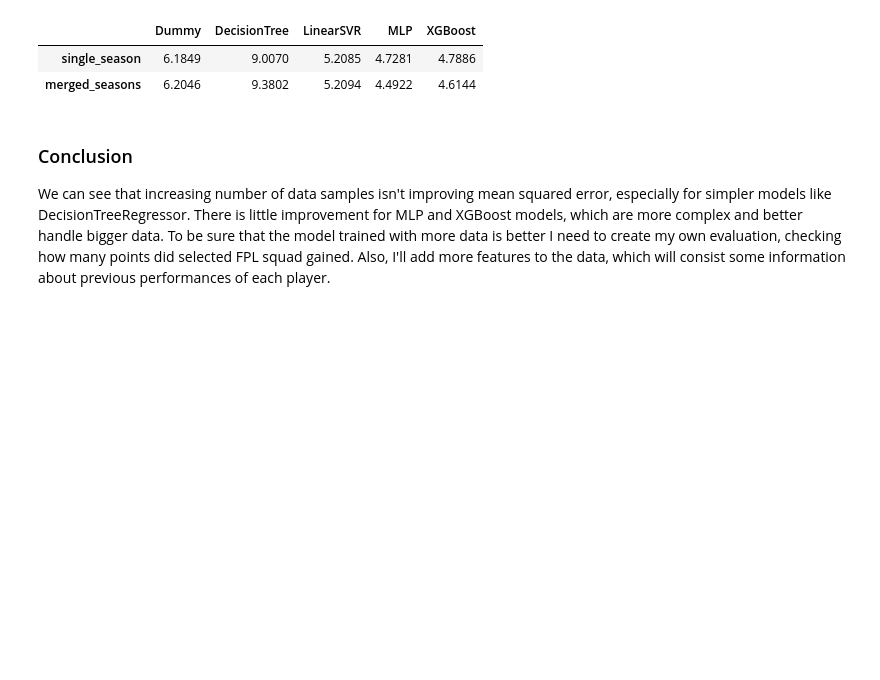
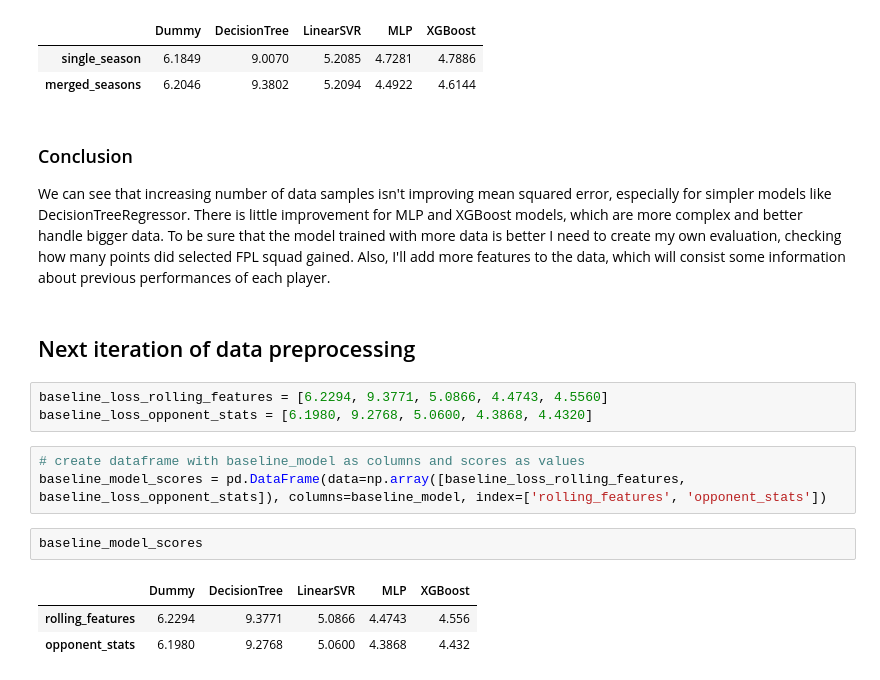
Before and after one commit to gracjans/FPL-AI-Manager_SwanseAI, a Jupyter notebook: reports/src/baseline_models_report.ipynb, the cells around one changed output. Cells and saved outputs as stored; diff of their text form; blank space fills up the shorter version.

```diff
--- a/reports/src/baseline_models_report.ipynb
+++ b/reports/src/baseline_models_report.ipynb
@@ -28,3 +29,17 @@ baseline_model_scores
 We can see that increasing number of data samples isn't improving mean squared error, especially for simpler models like DecisionTreeRegressor. There is little improvement for MLP and XGBoost models, which are more complex and better handle bigger data.
 To be sure that the model trained with more data is better I need to create my own evaluation, checking how many points did selected FPL squad gained.
 Also, I'll add more features to the data, which will consist some information about previous performances of each player.
+# %% [markdown]
+## Next iteration of data preprocessing
+# %%
+baseline_loss_rolling_features = [6.2294, 9.3771, 5.0866, 4.4743, 4.5560]
+baseline_loss_opponent_stats = [6.1980, 9.2768, 5.0600, 4.3868, 4.4320]
+# %%
+# create dataframe with baseline_model as columns and scores as values
+baseline_model_scores = pd.DataFrame(data=np.array([baseline_loss_rolling_features, baseline_loss_opponent_stats]), columns=baseline_model, index=['rolling_features', 'opponent_stats'])
+# %%
+baseline_model_scores
+# %% [output]
+|  | Dummy | DecisionTree | LinearSVR | MLP | XGBoost |
+| rolling_features | 6.2294 | 9.3771 | 5.0866 | 4.4743 | 4.556 |
+| opponent_stats | 6.1980 | 9.2768 | 5.0600 | 4.3868 | 4.432 |
```
Also changed, not shown: parts of 6 cells of this notebook.
